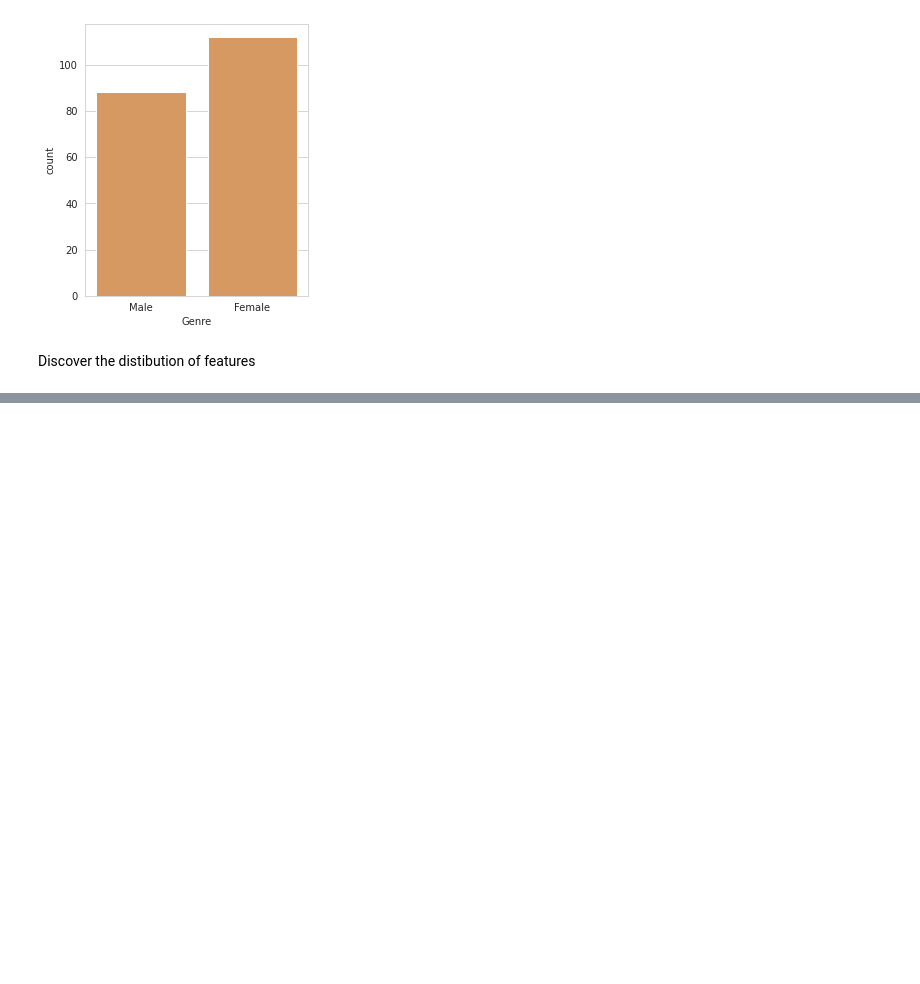
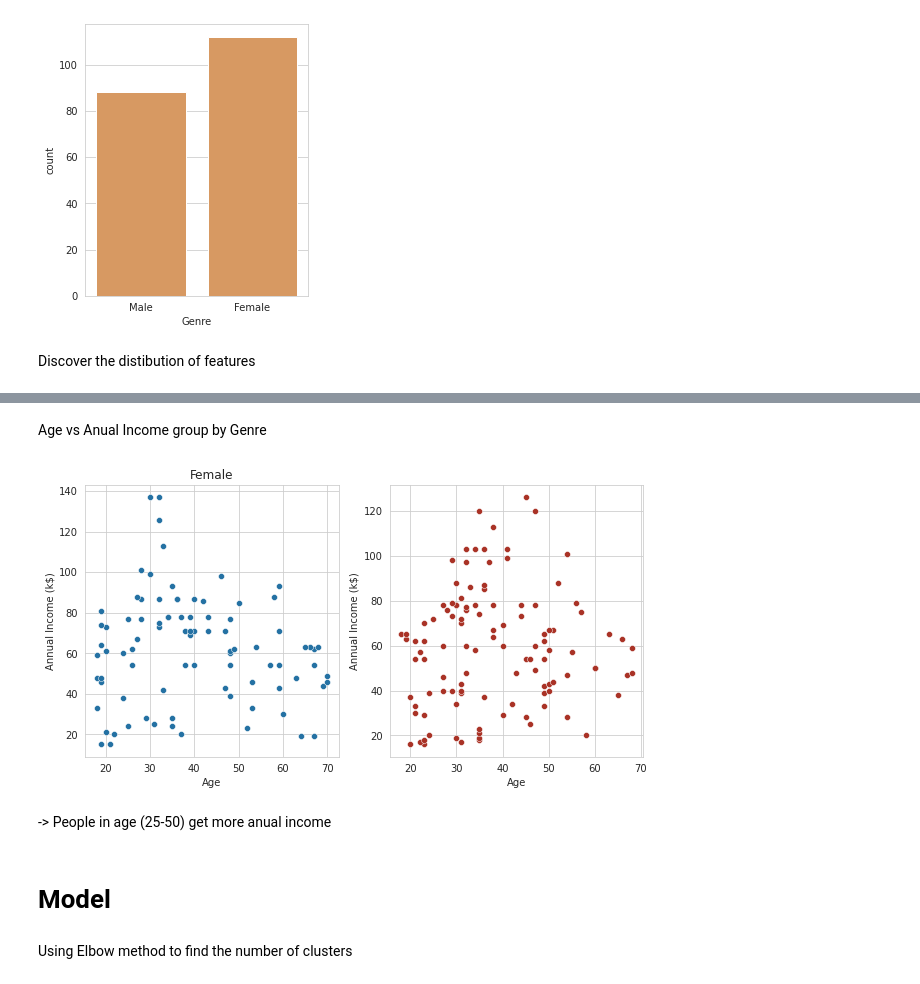
Before and after one commit to truongthuanr/self-learning-project, a Jupyter notebook: 03_MallCustomer.ipynb, the cells around one changed output, grey strips where cells are left out. Cells and saved outputs as stored; diff of their text form; code cells hidden in the pictures; blank space fills up the shorter version.

```diff
--- a/03_MallCustomer.ipynb
+++ b/03_MallCustomer.ipynb
@@ -83,0 +95,14 @@ Discover the distibution of features
+# %% [markdown]
+Age vs Anual Income group by Genre
+# %%
+fig, axes = plt.subplots(nrows=1, ncols=2, figsize=(10,5))
+sns.scatterplot(x=df.Age[df["Genre"]=='Male'], y=df["Annual Income (k$)"], ax=axes[0],color="#2471A3")
+axes[0].set_title('Male')
+sns.scatterplot(x=df.Age[df["Genre"]=='Female'], y=df["Annual Income (k$)"], ax=axes[1],color="#A93226")
+axes[0].set_title('Female');
+# %% [output]
+[figure, added]
+# %% [markdown]
+-> People in age (25-50) get more anual income
+# %% [markdown]
+# Model
@@ -83,0 +113,2 @@ Discover the distibution of features
+# %% [markdown]
+Using Elbow method to find the number of clusters
```
Also changed, not shown: parts of 27 cells of this notebook.
